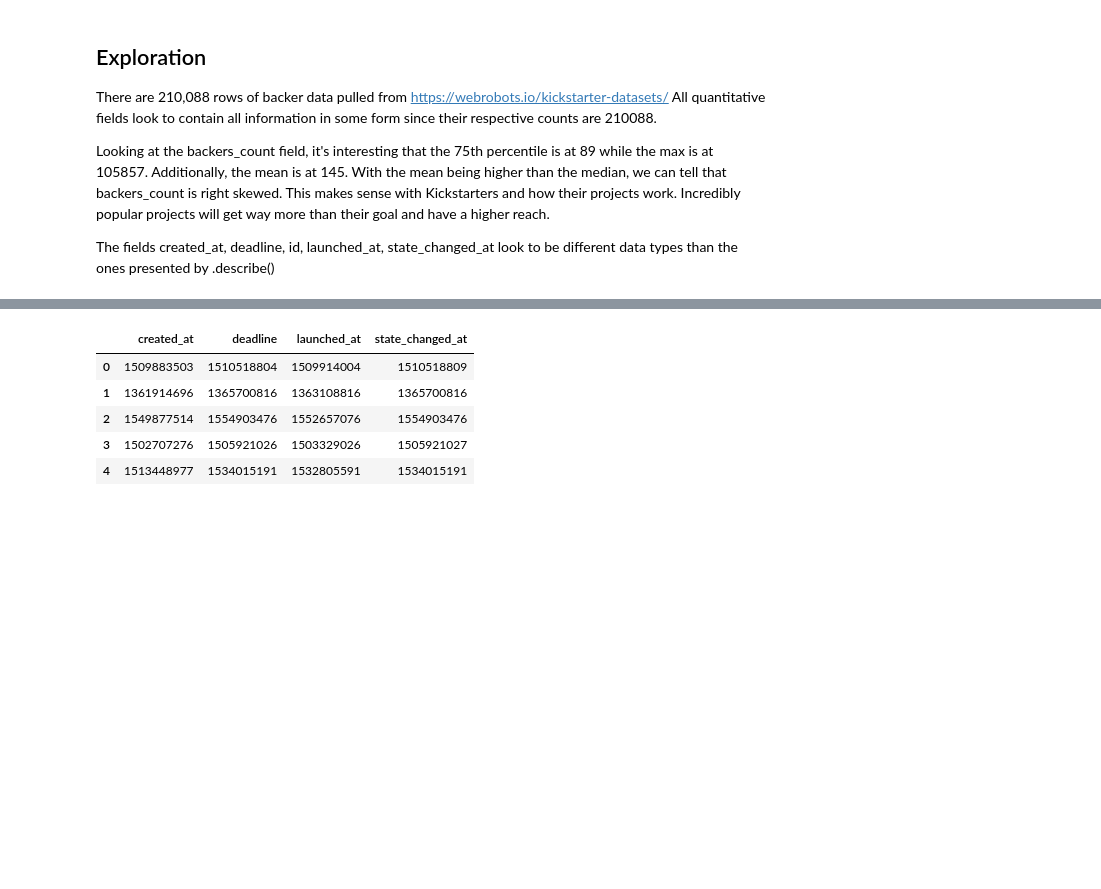
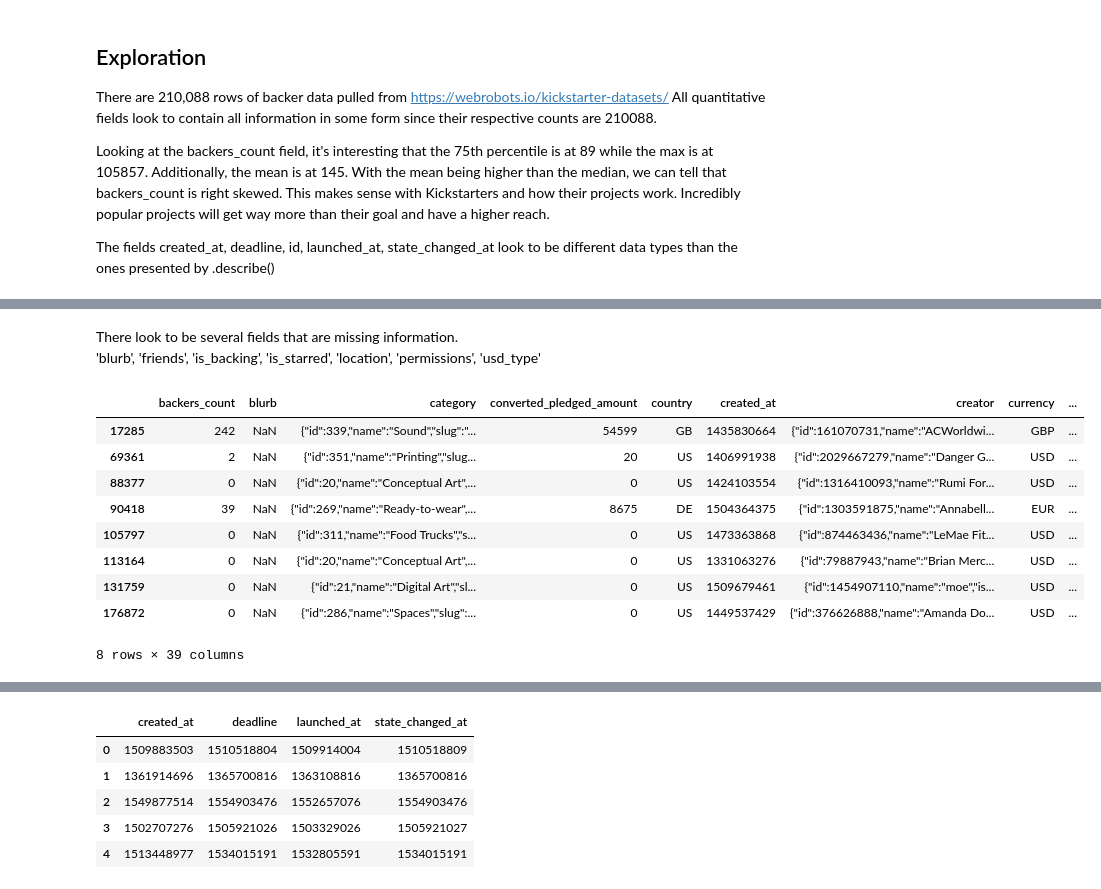
Before and after one commit to ohmgmatt/Springboard, a Jupyter notebook: capstone_one/Untitled.ipynb, the cells around one changed output, grey strips where cells are left out. Drawn from its saved outputs; the diff is of its cells as text; code cells hidden in the pictures; blank space fills up the shorter version.

```diff
--- a/capstone_one/Untitled.ipynb
+++ b/capstone_one/Untitled.ipynb
@@ -62,0 +86,18 @@ The fields created_at, deadline, id, launched_at, state_changed_at look to be di
+# %% [markdown]
+There look to be several fields that are missing information.
+'blurb', 'friends', 'is_backing', 'is_starred', 'location', 'permissions', 'usd_type'
+# %%
+df[df['blurb'].isnull()]
+# It looks like for these 8, blurb is alright to be left out. Some projects may just leave out
+# a tiny portion of their information.
+# %% [output]
+|  | backers_count | blurb | category | converted_pledged_amount | country | created_at | creator | currency | ... |
+| 17285 | 242 | NaN | {"id":339,"name":"Sound","slug":"... | 54599 | GB | 1435830664 | {"id":161070731,"name":"ACWorldwi... | GBP | ... |
+| 69361 | 2 | NaN | {"id":351,"name":"Printing","slug... | 20 | US | 1406991938 | {"id":2029667279,"name":"Danger G... | USD | ... |
+| 88377 | 0 | NaN | {"id":20,"name":"Conceptual Art",... | 0 | US | 1424103554 | {"id":1316410093,"name":"Rumi For... | USD | ... |
+| 90418 | 39 | NaN | {"id":269,"name":"Ready-to-wear",... | 8675 | DE | 1504364375 | {"id":1303591875,"name":"Annabell... | EUR | ... |
+| 105797 | 0 | NaN | {"id":311,"name":"Food Trucks","s... | 0 | US | 1473363868 | {"id":874463436,"name":"LeMae Fit... | USD | ... |
+| 113164 | 0 | NaN | {"id":20,"name":"Conceptual Art",... | 0 | US | 1331063276 | {"id":79887943,"name":"Brian Merc... | USD | ... |
+| 131759 | 0 | NaN | {"id":21,"name":"Digital Art","sl... | 0 | US | 1509679461 | {"id":1454907110,"name":"moe","is... | USD | ... |
+| 176872 | 0 | NaN | {"id":286,"name":"Spaces","slug":... | 0 | US | 1449537429 | {"id":376626888,"name":"Amanda Do... | USD | ... |
+8 rows × 39 columns
```
Also changed, not shown: parts of 19 cells of this notebook, 1 other file.
